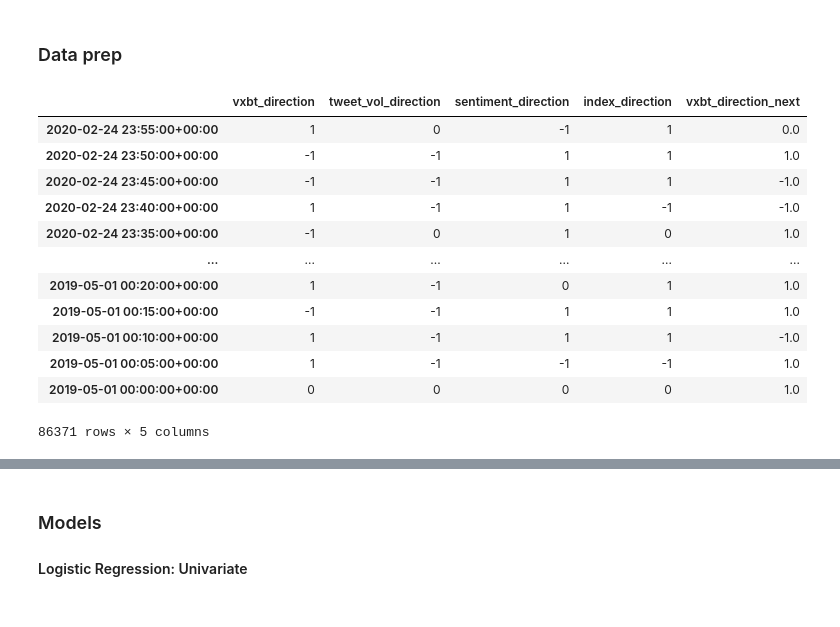
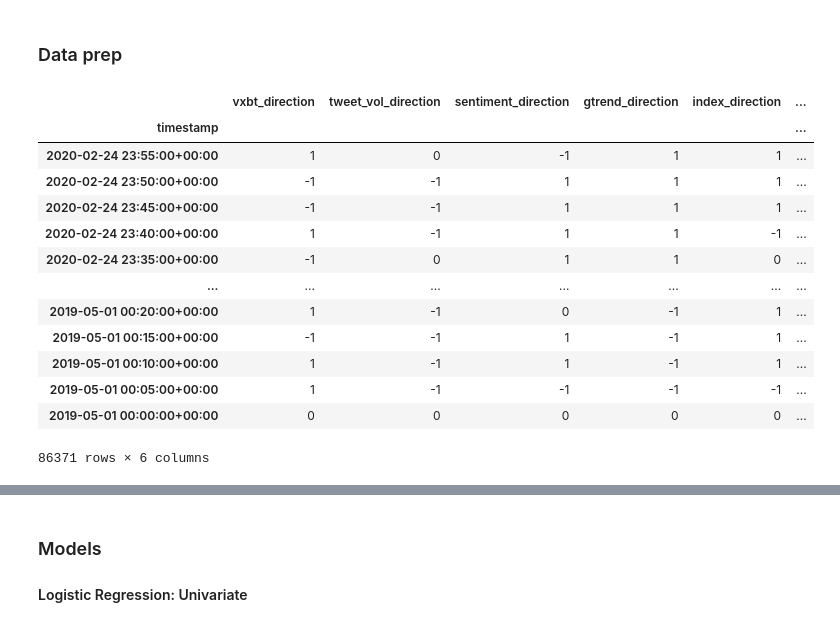
Before and after one commit to Globe-Research/bitfear, a Jupyter notebook: sentiment/time_series_analysis.ipynb, the cells around one changed output, grey strips where cells are left out. Cells and saved outputs as stored; diff of their text form; code cells hidden in the pictures.

```diff
--- a/sentiment/time_series_analysis.ipynb
+++ b/sentiment/time_series_analysis.ipynb
@@ -481,6 +460,7 @@ norm_data = (data-data.min())/(data.max()-data.min())
 norm_data['vxbt_prev'] = norm_data['vxbt'].shift(1)
 norm_data['tweet_vol_prev'] = norm_data['tweet_vol'].shift(1)
 norm_data['sentiment_prev'] = norm_data['sentiment'].shift(1)
+norm_data['gtrend_prev'] = norm_data['gtrend'].shift(1)
 norm_data['index_prev'] = norm_data['index'].shift(1)
 norm_data
 # %% [output]
@@ -506,16 +487,16 @@ def assign_direction(row, threshold):
     else:
         return 0
 # %%
-t_min = 0.0005
-t_max = 0.0015
-t_step = 0.0001
+t_min = 0.0004
+t_max = 0.0006
+t_step = 0.00001
 
 t_list = list()
 t_avg = list()
 for t_val in np.arange(t_min, t_max, t_step):
     t_list.append(t_val)
-    norm_data['index_direction'] = norm_data[['index', 'index_prev']].apply(assign_direction, axis=1, threshold=t_val)
-    t_avg.append(abs(norm_data['index_direction'].value_counts() - len(norm_data['index_direction'])/3).mean())
+    norm_data['gtrend_direction'] = norm_data[['gtrend', 'gtrend_prev']].apply(assign_direction, axis=1, threshold=t_val)
+    t_avg.append(abs(norm_data['gtrend_direction'].value_counts() - len(norm_data['gtrend_direction'])/3).mean())
 # %%
 plt.plot(t_avg)
 # %% [output]
@@ -529,17 +510,10 @@ t_optimal
 # %%
-# We should use a window - try a window of 50 samples
-
-# We should as a first pass, just try to use the previous sequence of the `vxbt_direction` to predice the next `vxbt_direction`
-# For this uni-variate timeseries prediction we should check the class distribution (Histogram of the classes & tune the threshold so they are equal)
-# We then should try to predict this using LogisitcRegression & Plot the confusion matrix to see the prediction imblanaces
-
-# We then would want to extend this to multi-variate, signals, still including the `vxbt_direction` previous values
-
 norm_data['vxbt_direction'] = norm_data[['vxbt', 'vxbt_prev']].apply(assign_direction, axis=1, threshold=0.0012)
 norm_data['tweet_vol_direction'] = norm_data[['tweet_vol', 'tweet_vol_prev']].apply(assign_direction, axis=1, threshold=0.014)
 norm_data['sentiment_direction'] = norm_data[['sentiment', 'sentiment_prev']].apply(assign_direction, axis=1, threshold=0.017)
 norm_data['index_direction'] = norm_data[['index', 'index_prev']].apply(assign_direction, axis=1, threshold=0.0012)
+norm_data['gtrend_direction'] = norm_data[['gtrend', 'gtrend_prev']].apply(assign_direction, axis=1, threshold=0.0005)
 
-direction_df = norm_data.copy().filter(['vxbt_direction', 'tweet_vol_direction', 'sentiment_direction', 'index_direction']).sort_index(ascending=False)
+direction_df = norm_data.copy().filter(['vxbt_direction', 'tweet_vol_direction', 'sentiment_direction', 'gtrend_direction', 'index_direction'])
 direction_df
 # %% [output]
@@ -584,0 +565,4 @@ direction_df.to_csv('direction.csv', index=False)
+# %%
+# Restore
+direction_df = pd.read_csv('../datasets/direction.csv')
+direction_df.index = norm_data.index
@@ -591,20 +611,21 @@ from sklearn.inspection import permutation_importance
 # %%
-logreg_df = direction_df.copy()
+logreg_df = direction_df.copy().sort_index(ascending=False)
 logreg_df['vxbt_direction_next'] = logreg_df['vxbt_direction'].shift(1)
 logreg_df = logreg_df.dropna()
 logreg_df
 # %% [output]
-|  | vxbt_direction | tweet_vol_direction | sentiment_direction | index_direction | vxbt_direction_next |
-| 2020-02-24 23:55:00+00:00 | 1 | 0 | -1 | 1 | 0.0 |
-| 2020-02-24 23:50:00+00:00 | -1 | -1 | 1 | 1 | 1.0 |
-| 2020-02-24 23:45:00+00:00 | -1 | -1 | 1 | 1 | -1.0 |
-| 2020-02-24 23:40:00+00:00 | 1 | -1 | 1 | -1 | -1.0 |
-| 2020-02-24 23:35:00+00:00 | -1 | 0 | 1 | 0 | 1.0 |
-| ... | ... | ... | ... | ... | ... |
-| 2019-05-01 00:20:00+00:00 | 1 | -1 | 0 | 1 | 1.0 |
-| 2019-05-01 00:15:00+00:00 | -1 | -1 | 1 | 1 | 1.0 |
-| 2019-05-01 00:10:00+00:00 | 1 | -1 | 1 | 1 | -1.0 |
-| 2019-05-01 00:05:00+00:00 | 1 | -1 | -1 | -1 | 1.0 |
-| 2019-05-01 00:00:00+00:00 | 0 | 0 | 0 | 0 | 1.0 |
+|  | vxbt_direction | tweet_vol_direction | sentiment_direction | gtrend_direction | index_direction | ... |
+| timestamp |  |  |  |  |  | ... |
+| 2020-02-24 23:55:00+00:00 | 1 | 0 | -1 | 1 | 1 | ... |
+| 2020-02-24 23:50:00+00:00 | -1 | -1 | 1 | 1 | 1 | ... |
+| 2020-02-24 23:45:00+00:00 | -1 | -1 | 1 | 1 | 1 | ... |
+| 2020-02-24 23:40:00+00:00 | 1 | -1 | 1 | 1 | -1 | ... |
+| 2020-02-24 23:35:00+00:00 | -1 | 0 | 1 | 1 | 0 | ... |
+| ... | ... | ... | ... | ... | ... | ... |
+| 2019-05-01 00:20:00+00:00 | 1 | -1 | 0 | -1 | 1 | ... |
+| 2019-05-01 00:15:00+00:00 | -1 | -1 | 1 | -1 | 1 | ... |
+| 2019-05-01 00:10:00+00:00 | 1 | -1 | 1 | -1 | 1 | ... |
+| 2019-05-01 00:05:00+00:00 | 1 | -1 | -1 | -1 | -1 | ... |
+| 2019-05-01 00:00:00+00:00 | 0 | 0 | 0 | 0 | 0 | ... |
-86371 rows × 5 columns
+86371 rows × 6 columns
 # %%
```
Also changed, not shown: parts of 68 cells of this notebook.
